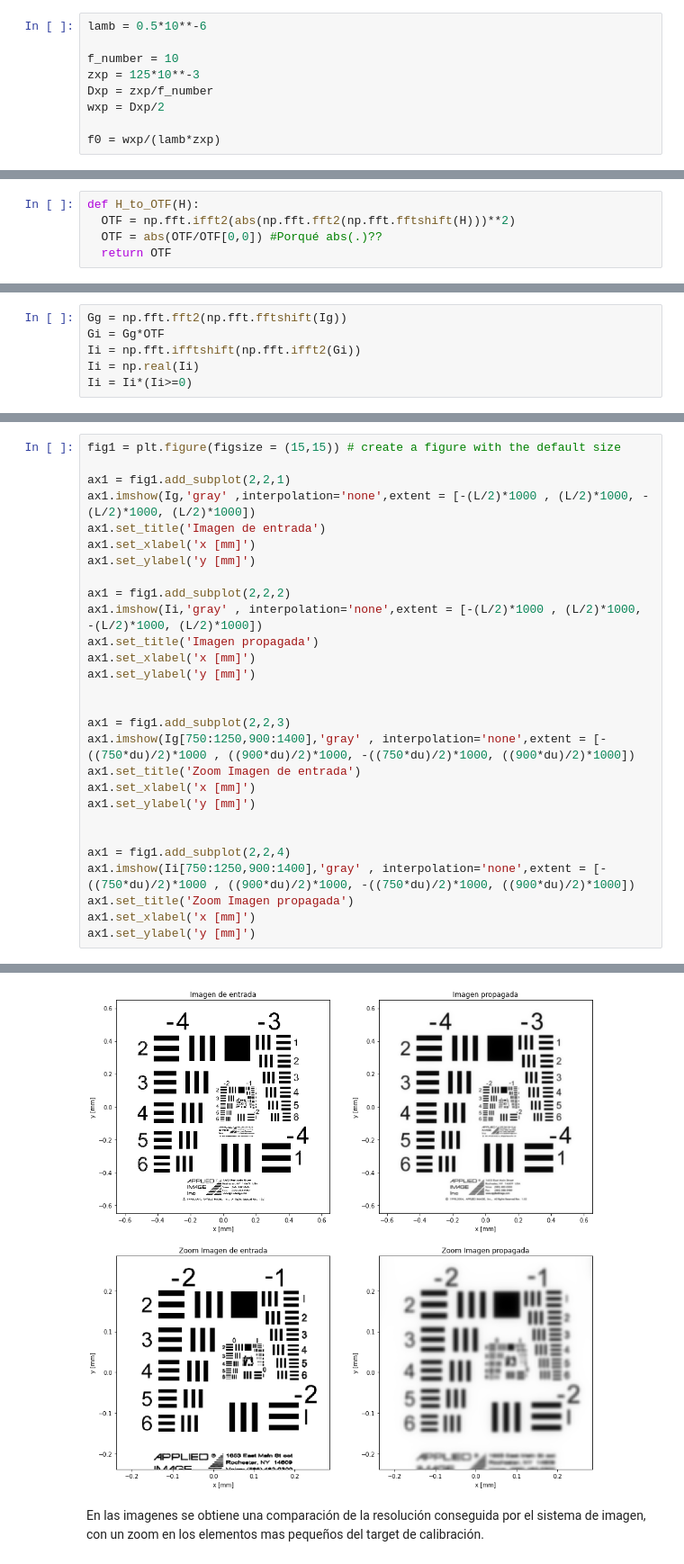
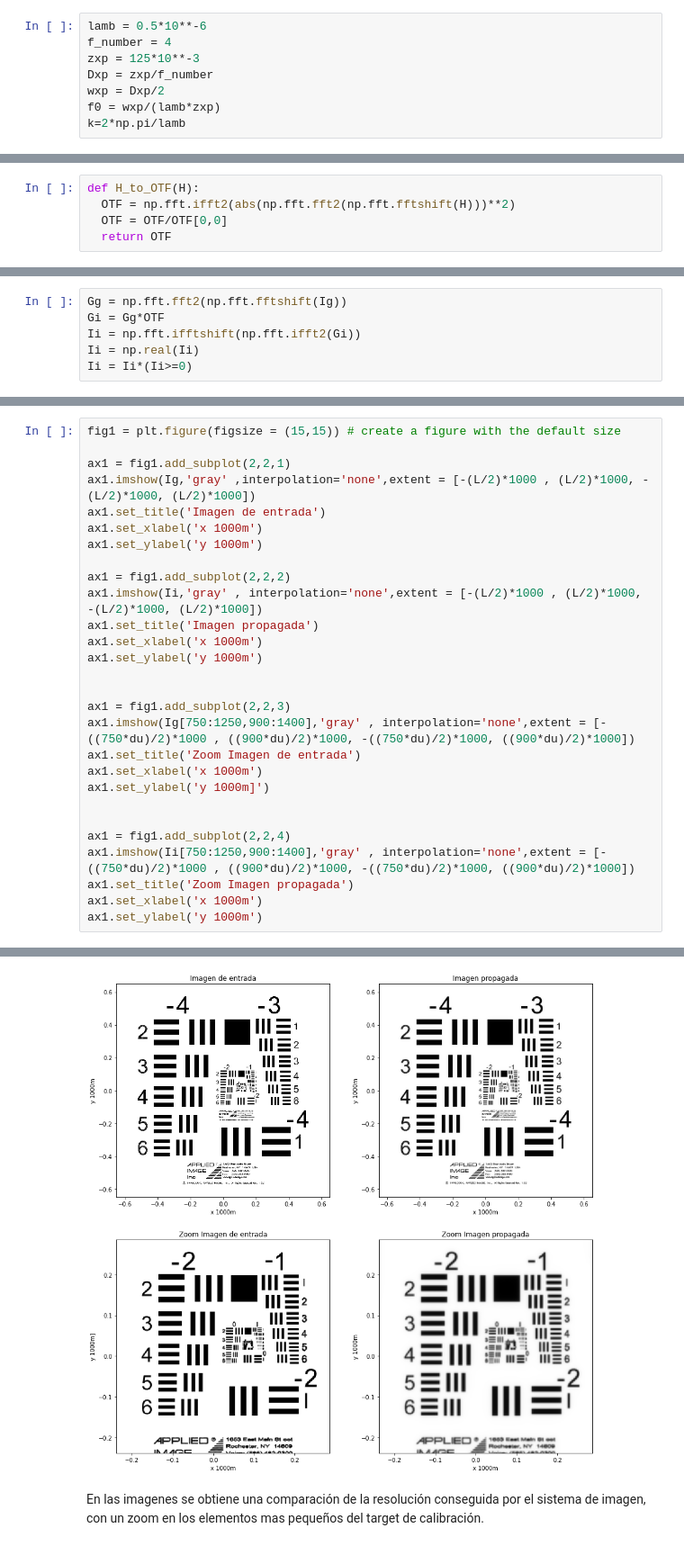
Before and after one commit to dar10p/atmos-optics, a Jupyter notebook: Tarea_1_Imaging_Simulator_Felipe.ipynb, the cells around one changed output, grey strips where cells are left out. Shown at 90% size. Drawn from its saved outputs; the diff is of its cells as text.

```diff
--- a/Tarea_1_Imaging_Simulator_Felipe.ipynb
+++ b/Tarea_1_Imaging_Simulator_Felipe.ipynb
@@ -63,12 +59,11 @@ Para un sistema de imagen incoherente, la frecuencia de corte determinada por el
 # %%
 lamb = 0.5*10**-6
-
-f_number = 10
+f_number = 4
 zxp = 125*10**-3
 Dxp = zxp/f_number
 wxp = Dxp/2
-
 f0 = wxp/(lamb*zxp)
+k=2*np.pi/lamb
 # %% [markdown]
 Con la funcion $\text{circ}\!\left(\frac{\rho}{f_0}\right)$ se puede generar una mascara circular de radio $f_0$
 # %%
@@ -91,6 +86,6 @@ La normalización de $\mathcal{H}$ se realiza con su aporte de frecuencia 0 (DC)
 # %%
 def H_to_OTF(H):
   OTF = np.fft.ifft2(abs(np.fft.fft2(np.fft.fftshift(H)))**2)
-  OTF = abs(OTF/OTF[0,0]) #Porqué abs(.)??
+  OTF = OTF/OTF[0,0]
   return OTF
 # %% [markdown]
@@ -133,26 +128,26 @@ fig1 = plt.figure(figsize = (15,15)) # create a figure with the default size
 ax1 = fig1.add_subplot(2,2,1)
 ax1.imshow(Ig,'gray' ,interpolation='none',extent = [-(L/2)*1000 , (L/2)*1000, -(L/2)*1000, (L/2)*1000])
 ax1.set_title('Imagen de entrada')
-ax1.set_xlabel('x [mm]')
-ax1.set_ylabel('y [mm]')
+ax1.set_xlabel('x 1000m')
+ax1.set_ylabel('y 1000m')
 
 ax1 = fig1.add_subplot(2,2,2)
 ax1.imshow(Ii,'gray' , interpolation='none',extent = [-(L/2)*1000 , (L/2)*1000, -(L/2)*1000, (L/2)*1000])
 ax1.set_title('Imagen propagada')
-ax1.set_xlabel('x [mm]')
-ax1.set_ylabel('y [mm]')
+ax1.set_xlabel('x 1000m')
+ax1.set_ylabel('y 1000m')
 
 
 ax1 = fig1.add_subplot(2,2,3)
 ax1.imshow(Ig[750:1250,900:1400],'gray' , interpolation='none',extent = [-((750*du)/2)*1000 , ((900*du)/2)*1000, -((750*du)/2)*1000, ((900*du)/2)*1000])
 ax1.set_title('Zoom Imagen de entrada')
-ax1.set_xlabel('x [mm]')
-ax1.set_ylabel('y [mm]')
+ax1.set_xlabel('x 1000m')
+ax1.set_ylabel('y 1000m]')
 
 
 ax1 = fig1.add_subplot(2,2,4)
 ax1.imshow(Ii[750:1250,900:1400],'gray' , interpolation='none',extent = [-((750*du)/2)*1000 , ((900*du)/2)*1000, -((750*du)/2)*1000, ((900*du)/2)*1000])
 ax1.set_title('Zoom Imagen propagada')
-ax1.set_xlabel('x [mm]')
-ax1.set_ylabel('y [mm]')
+ax1.set_xlabel('x 1000m')
+ax1.set_ylabel('y 1000m')
 # %% [output]
@@ -160,3 +155,3 @@ Text(0, 0.5, 'y [mm]')
-[figure, old version]
+[figure, new version]
 # %% [markdown]
 En las imagenes se obtiene una comparación de la resolución conseguida por el sistema de imagen, con un zoom en los elementos mas pequeños del target de calibración.
```
Also changed, not shown: parts of 22 cells of this notebook.
